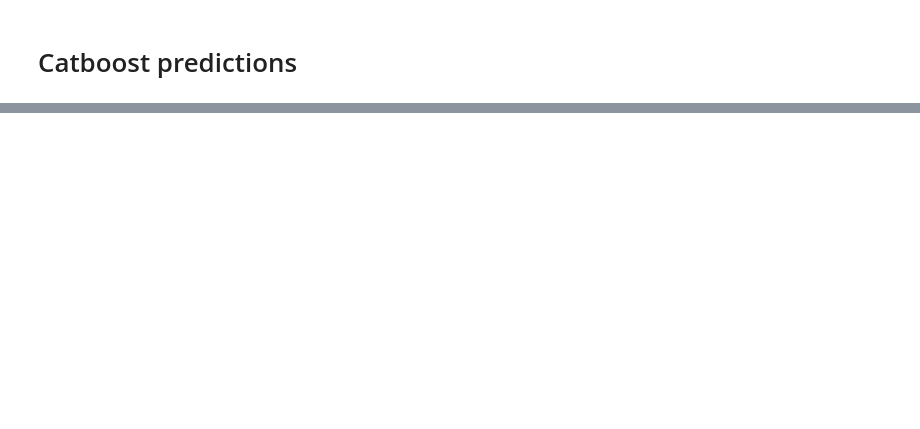
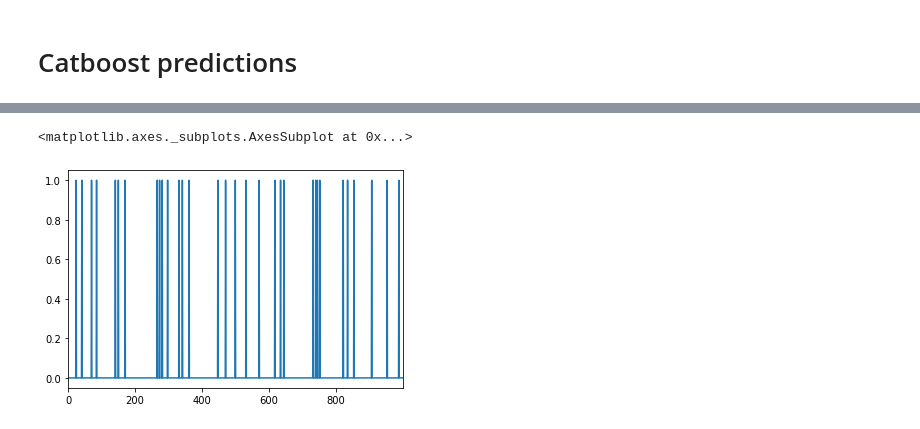
Before and after one commit to heshanpadmasiri/ride-fare, a Jupyter notebook: Stacking.ipynb, the cells around one changed output, grey strips where cells are left out. Drawn from its saved outputs; the diff is of its cells as text; code cells hidden in the pictures; blank space fills up the shorter version.

```diff
--- a/Stacking.ipynb
+++ b/Stacking.ipynb
@@ -145,0 +859,28 @@ submission_df.to_csv('submission_stack.csv',index=False)
+# %%
+params = {
+    'loss_function':'Logloss',
+    'random_state':0,
+    'early_stopping_rounds':50,
+    'eval_metric':'F1',
+    'depth':3
+}
+# %%
+validation_scores = []
+submission_preds = np.zeros(submission_df.shape[0])
+train_pools = []
+models = []
+skf = StratifiedKFold(n_splits=3)
+for train_index, test_index in skf.split(train, labels):
+    X_train, X_test = train.iloc[train_index,:], train.iloc[test_index,:]
+    y_train, y_test = labels[train_index], labels[test_index]
+    train_pool = Pool(data=X_train, label=y_train,cat_features=cat_features)
+    test_pool = Pool(data=X_test, label=y_test, cat_features=cat_features)
+    model = CatBoostClassifier(**params)
+    model.fit(X=train_pool, eval_set=test_pool,verbose=10)
+    pred = model.predict(test_pool)
+    validation_score = model.best_score_['validation']['F1']
+    print('Validation f1',validation_score)
+    validation_scores.append(validation_score)
+    models.append(model)
+    train_pools.append(train_pool)
+    submission_preds += model.predict(submission_pool)/3
@@ -147,0 +923,3 @@ best_model = models[np.argmax(validation_scores)]
+# %%
+worst_model = models[np.argmin(validation_scores)]
+worst_model.get_feature_importance(prettified=True)
@@ -147,0 +945,9 @@ best_model = models[np.argmax(validation_scores)]
+# %%
+predictions_df = pd.DataFrame()
+
+predictions_df['target'] = labels
+predictions_df['worst_model'] = worst_model.predict(train)
+predictions_df['best_model'] = best_model.predict(train)
+
+predictions_df['worst_incorrect'] = np.abs(predictions_df['target']-predictions_df['worst_model'])
+predictions_df['best_incorrect'] = np.abs(predictions_df['target']-predictions_df['best_model'])
@@ -147,0 +970,5 @@ best_model = models[np.argmax(validation_scores)]
+# %%
+predictions_df['worst_incorrect'][:1_000].plot()
+# %% [output]
+<matplotlib.axes._subplots.AxesSubplot at 0x...>
+[figure, added]
```
Also changed, not shown: parts of 130 cells of this notebook.
